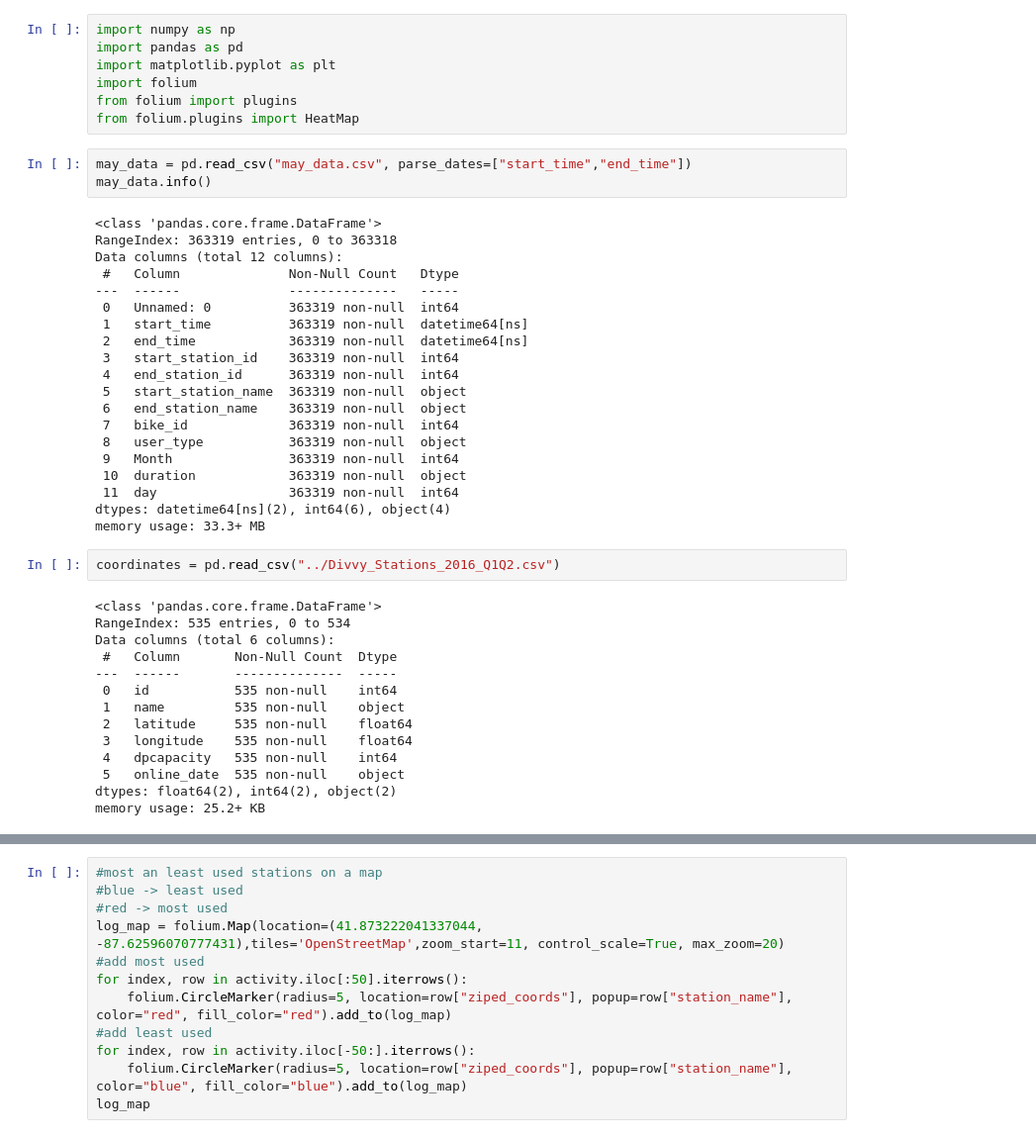
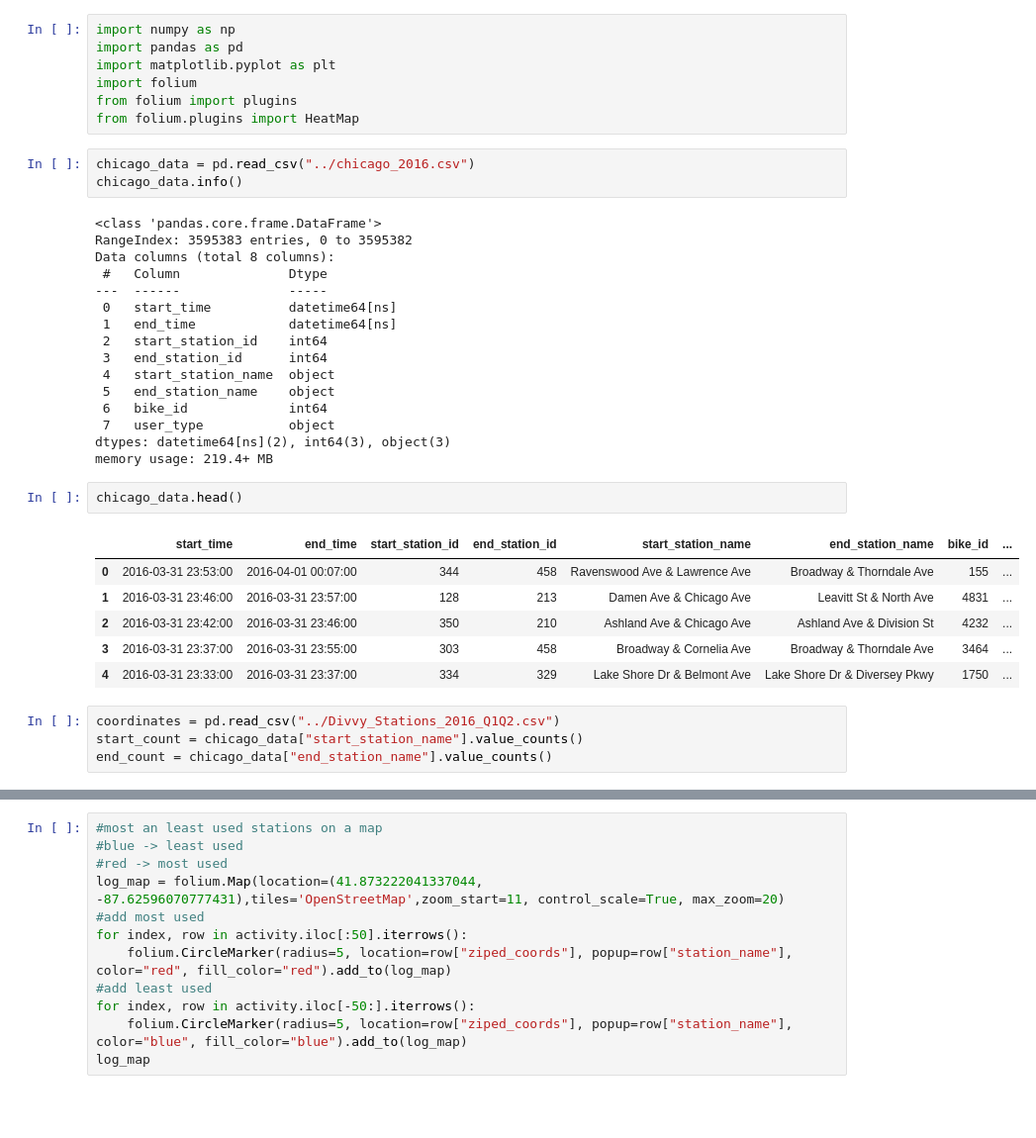
Before and after one commit to agruenb/PrescriptiveStruggle_BikeSharing, a Jupyter notebook: adrianWorkspace/Analysing Geographical data.ipynb, the cells around one changed output, grey strips where cells are left out. Shown at 99% size. Saved outputs shown, nothing was run; the diff lists cells and outputs as text; blank space fills up the shorter version.

Commit message:
added geographical analysis for whole dataset concering amount of usage

```diff
--- a/adrianWorkspace/Analysing Geographical data.ipynb
+++ b/adrianWorkspace/Analysing Geographical data.ipynb
@@ -10,44 +10,37 @@ import folium
 from folium import plugins
 from folium.plugins import HeatMap
 # %%
-may_data = pd.read_csv("may_data.csv", parse_dates=["start_time","end_time"])
-may_data.info()
+chicago_data = pd.read_csv("../chicago_2016.csv")
+chicago_data.info()
 # %% [output]
 <class 'pandas.core.frame.DataFrame'>
-RangeIndex: 363319 entries, 0 to 363318
-Data columns (total 12 columns):
- #   Column              Non-Null Count   Dtype
----  ------              --------------   -----
- 0   Unnamed: 0          363319 non-null  int64
- 1   start_time          363319 non-null  datetime64[ns]
- 2   end_time            363319 non-null  datetime64[ns]
- 3   start_station_id    363319 non-null  int64
- 4   end_station_id      363319 non-null  int64
- 5   start_station_name  363319 non-null  object
- 6   end_station_name    363319 non-null  object
- 7   bike_id             363319 non-null  int64
- 8   user_type           363319 non-null  object
- 9   Month               363319 non-null  int64
- 10  duration            363319 non-null  object
- 11  day                 363319 non-null  int64
-dtypes: datetime64[ns](2), int64(6), object(4)
-memory usage: 33.3+ MB
+RangeIndex: 3595383 entries, 0 to 3595382
+Data columns (total 8 columns):
+ #   Column              Dtype
+---  ------              -----
+ 0   start_time          datetime64[ns]
+ 1   end_time            datetime64[ns]
+ 2   start_station_id    int64
+ 3   end_station_id      int64
+ 4   start_station_name  object
+ 5   end_station_name    object
+ 6   bike_id             int64
+ 7   user_type           object
+dtypes: datetime64[ns](2), int64(3), object(3)
+memory usage: 219.4+ MB
+# %%
+chicago_data.head()
+# %% [output]
+|  | start_time | end_time | start_station_id | end_station_id | start_station_name | end_station_name | bike_id | ... |
+| 0 | 2016-03-31 23:53:00 | 2016-04-01 00:07:00 | 344 | 458 | Ravenswood Ave & Lawrence Ave | Broadway & Thorndale Ave | 155 | ... |
+| 1 | 2016-03-31 23:46:00 | 2016-03-31 23:57:00 | 128 | 213 | Damen Ave & Chicago Ave | Leavitt St & North Ave | 4831 | ... |
+| 2 | 2016-03-31 23:42:00 | 2016-03-31 23:46:00 | 350 | 210 | Ashland Ave & Chicago Ave | Ashland Ave & Division St | 4232 | ... |
+| 3 | 2016-03-31 23:37:00 | 2016-03-31 23:55:00 | 303 | 458 | Broadway & Cornelia Ave | Broadway & Thorndale Ave | 3464 | ... |
+| 4 | 2016-03-31 23:33:00 | 2016-03-31 23:37:00 | 334 | 329 | Lake Shore Dr & Belmont Ave | Lake Shore Dr & Diversey Pkwy | 1750 | ... |
 # %%
 coordinates = pd.read_csv("../Divvy_Stations_2016_Q1Q2.csv")
+start_count = chicago_data["start_station_name"].value_counts()
+end_count = chicago_data["end_station_name"].value_counts()
-# %% [output]
-<class 'pandas.core.frame.DataFrame'>
-RangeIndex: 535 entries, 0 to 534
-Data columns (total 6 columns):
- #   Column       Non-Null Count  Dtype
----  ------       --------------  -----
- 0   id           535 non-null    int64
- 1   name         535 non-null    object
- 2   latitude     535 non-null    float64
- 3   longitude    535 non-null    float64
- 4   dpcapacity   535 non-null    int64
- 5   online_date  535 non-null    object
-dtypes: float64(2), int64(2), object(2)
-memory usage: 25.2+ KB
 # %%
 #aggregate; started trip = ended trip = 1 activity
 activity = start_count.to_frame().merge(end_count,left_on=start_count.index,right_on=end_count.index,how="outer")
```
Also changed, not shown: parts of 4 cells of this notebook.
